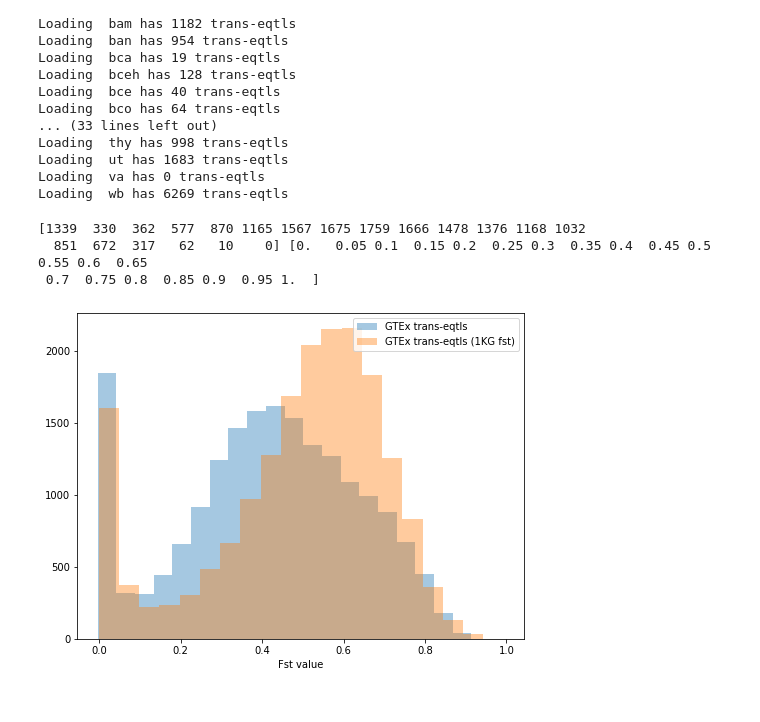
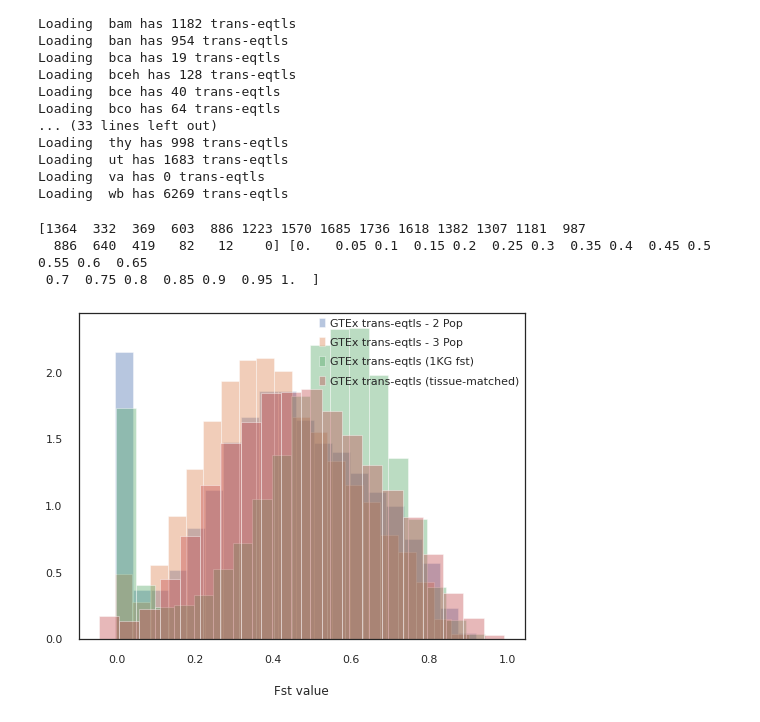
Before and after one commit to banskt/trans-eqtl-pipeline, a Jupyter notebook: analysis/jupyter/fst_analysis/fst_distributions_binning_and_backgrounds.ipynb, the cells around one changed output. Cells and saved outputs as stored; diff of their text form; code cells hidden in the pictures.

```diff
--- a/analysis/jupyter/fst_analysis/fst_distributions_binning_and_backgrounds.ipynb
+++ b/analysis/jupyter/fst_analysis/fst_distributions_binning_and_backgrounds.ipynb
@@ -59,0 +80,20 @@ plt.show()
+# %%
+import seaborn as sns
+sns.set(style="white")
+
+fig = plt.figure(figsize=(14,6))
+ax1 = fig.add_subplot(121)
+ax2 = fig.add_subplot(122)
+
+ax1.scatter(kg1,pop2, s=1, alpha=0.3)
+ax2.scatter(pop2,pop3, s=1, alpha=0.3)
+
+ax1.set_xlabel("1KG Fst")
+ax1.set_ylabel("GTEx Fst")
+
+ax2.set_xlabel("GTEx Fst - 2 Populations")
+ax2.set_ylabel("GTEx Fst - 3 Populations")
+
+ax1.set_aspect("equal")
+ax2.set_aspect("equal")
+plt.show()
@@ -154,34 +198,45 @@ with open("/cbscratch/franco/datasets/gtex_v8/genotypes/vcfs_SHAPEIT2/0.01/gtex_
         snps_list.append(arr[1])
 # %%
 fst_teqtl_gtex= dict()
-all_fst_teqtl = list()
+all_fst_teqtl_2pop = list()
+all_fst_teqtl_3pop = list()
 all_fst_teqtl_1kg = list()
+all_fst_teqtl_tissuespec_3pop = list()
 
 counted = list()
 for tissue in tshorts:
     fst_teqtl_gtex[tissue] = list()
     for snp in trans_dict[tissue]:
         if snp.rsid not in counted:
-            fst_teqtl_gtex[tissue].append(fst_gtex[snp.chrom][snp.pos])
-            all_fst_teqtl.append(fst_gtex[snp.chrom][snp.pos])
+            fst_teqtl_gtex[tissue].append(fst_gtex_2pop[snp.chrom][snp.pos])
+            all_fst_teqtl_2pop.append(fst_gtex_2pop[snp.chrom][snp.pos])
+            all_fst_teqtl_3pop.append(fst_gtex_3pop[snp.chrom][snp.pos])
             if snp.pos in fst_1kg[snp.chrom]:
                 all_fst_teqtl_1kg.append(fst_1kg[snp.chrom][snp.pos])
             counted.append(snp.rsid)
+        all_fst_teqtl_tissuespec_3pop.append(fst_gtex_tissues_3pop[tissue][snp.chrom][snp.pos])
+
+all_fst_teqtl_2pop = np.array(all_fst_teqtl_2pop)
+all_fst_teqtl_3pop = np.array(all_fst_teqtl_3pop)
+all_fst_teqtl_1kg = np.array(all_fst_teqtl_1kg)
+all_fst_teqtl_tissuespec_3pop = np.array(all_fst_teqtl_tissuespec_3pop)
 # %%
-counts, bins = np.histogram(np.array(all_fst_teqtl)[~np.isnan(all_fst_teqtl)], bins=20, range=(0,1))
+counts, bins = np.histogram(all_fst_teqtl_2pop[~np.isnan(all_fst_teqtl_2pop)], bins=20, range=(0,1))
 print(counts, bins)
 # %% [output]
-[1339  330  362  577  870 1165 1567 1675 1759 1666 1478 1376 1168 1032
-  851  672  317   62   10    0] [0.   0.05 0.1  0.15 0.2  0.25 0.3  0.35 0.4  0.45 0.5  0.55 0.6  0.65
+[1364  332  369  603  886 1223 1570 1685 1736 1618 1382 1307 1181  987
+  886  640  419   82   12    0] [0.   0.05 0.1  0.15 0.2  0.25 0.3  0.35 0.4  0.45 0.5  0.55 0.6  0.65
  0.7  0.75 0.8  0.85 0.9  0.95 1.  ]
 # %%
 fig = plt.figure(figsize=(8,6))
 ax1 = fig.add_subplot(111)
-ax1.hist(all_fst_teqtl, bins=20, alpha=0.4, label="GTEx trans-eqtls")
-ax1.hist(all_fst_teqtl_1kg, bins=20, alpha=0.4, label="GTEx trans-eqtls (1KG fst)")
+ax1.hist(all_fst_teqtl_2pop, bins=20, density=True, alpha=0.4, label="GTEx trans-eqtls - 2 Pop")
+ax1.hist(all_fst_teqtl_3pop, bins=20, density=True, alpha=0.4, label="GTEx trans-eqtls - 3 Pop")
+ax1.hist(all_fst_teqtl_1kg, bins=20, density=True, alpha=0.4, label="GTEx trans-eqtls (1KG fst)")
+ax1.hist(all_fst_teqtl_tissuespec_3pop, bins=20, density=True, alpha=0.4, label="GTEx trans-eqtls (tissue-matched)")
 ax1.legend(loc='upper right')
 ax1.set_xlabel("Fst value")
 
 plt.show()
 # %% [output]
-[figure, old version]
+[figure, new version]
```
Also changed, not shown: parts of 23 cells of this notebook, 12 other files.
